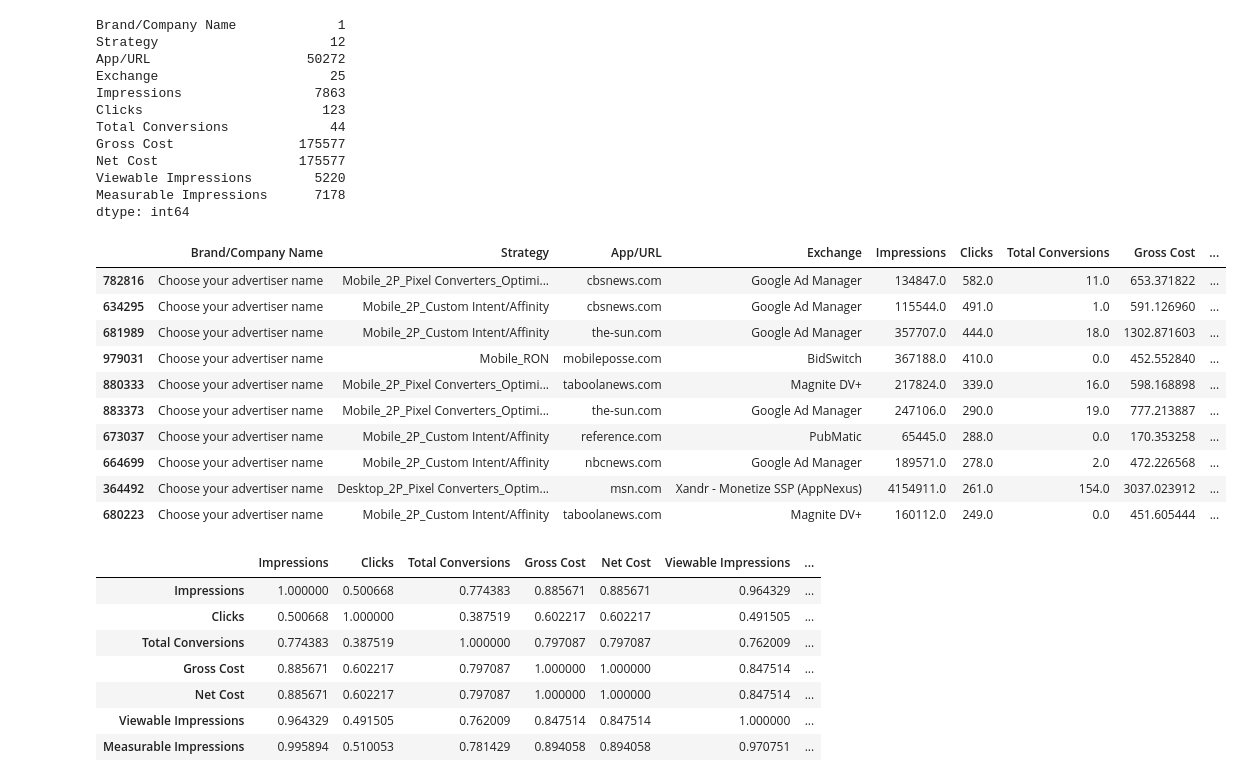
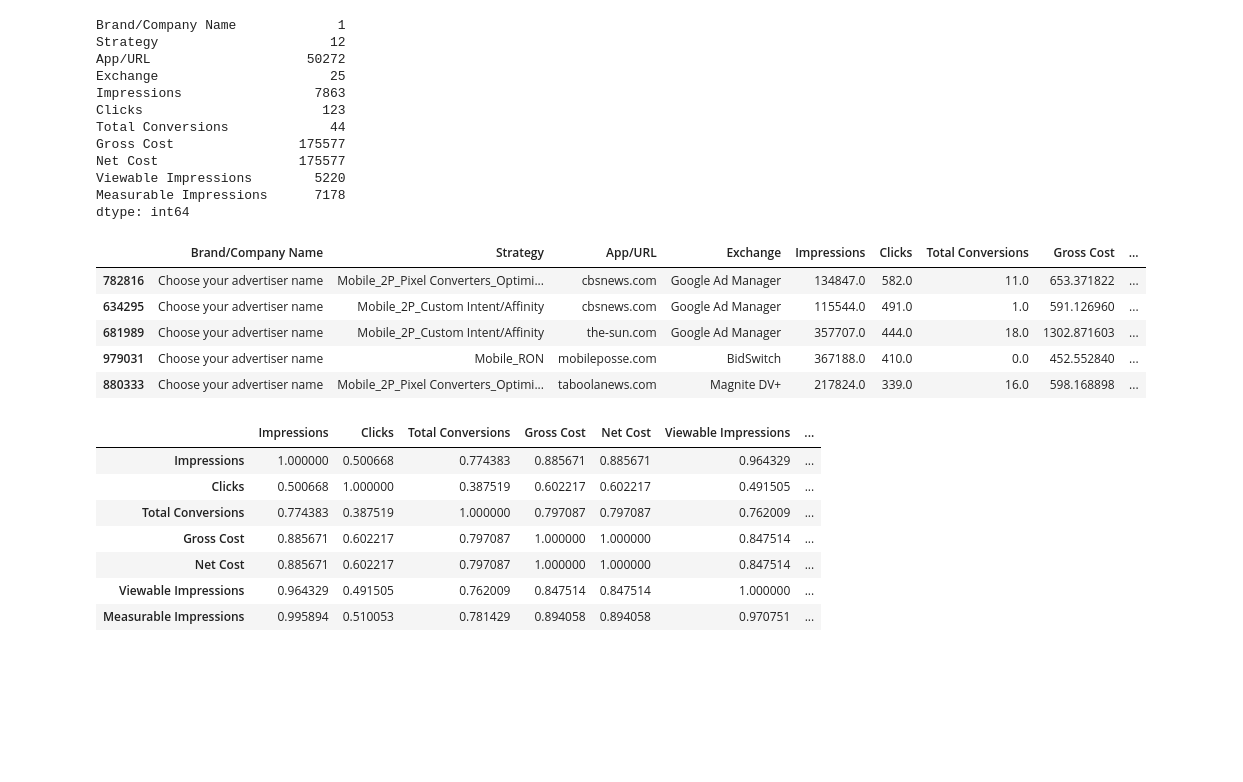
Before and after one commit to brangmai1/coop_data-analysis_project, a Jupyter notebook: Capstone.Project.DA.ipynb, the cells around one changed output. Cells and saved outputs as stored; diff of their text form; code cells hidden in the pictures; blank space fills up the shorter version.

```diff
--- a/Capstone.Project.DA.ipynb
+++ b/Capstone.Project.DA.ipynb
@@ -288,8 +288,8 @@ Gross Cost            0
 Net Cost              0
 dtype: int64
 # %%
-modified_inventory_data = pd.read_csv("Inventory_modified.csv", encoding="windows-1254")
-modified_inventory_data.head(10)
+modified_inventory_data = pd.read_csv("dataset/Inventory_modified.csv", encoding="windows-1254")
+modified_inventory_data.head()
 # %% [output]
 |  | Brand/Company Name | Strategy | App/URL | Exchange | Impressions | Clicks | Total Conversions | Gross Cost | ... |
 | 0 | Choose your advertiser name | Desktop_2P_Affinity Categories | 01net.com | BidSwitch | 4.0 | 0.0 | 0.0 | 0.008026 | ... |
@@ -397,19 +392,14 @@ Viewable Impressions        5220
 Measurable Impressions      7178
 dtype: int64
 # %%
-modified_inventory_data.sort_values(by='Clicks', ascending=False).head(10)
+modified_inventory_data.sort_values(by='Clicks', ascending=False).head()
 # %% [output]
 |  | Brand/Company Name | Strategy | App/URL | Exchange | Impressions | Clicks | Total Conversions | Gross Cost | ... |
 | 782816 | Choose your advertiser name | Mobile_2P_Pixel Converters_Optimi... | cbsnews.com | Google Ad Manager | 134847.0 | 582.0 | 11.0 | 653.371822 | ... |
 | 634295 | Choose your advertiser name | Mobile_2P_Custom Intent/Affinity | cbsnews.com | Google Ad Manager | 115544.0 | 491.0 | 1.0 | 591.126960 | ... |
 | 681989 | Choose your advertiser name | Mobile_2P_Custom Intent/Affinity | the-sun.com | Google Ad Manager | 357707.0 | 444.0 | 18.0 | 1302.871603 | ... |
 | 979031 | Choose your advertiser name | Mobile_RON | mobileposse.com | BidSwitch | 367188.0 | 410.0 | 0.0 | 452.552840 | ... |
 | 880333 | Choose your advertiser name | Mobile_2P_Pixel Converters_Optimi... | taboolanews.com | Magnite DV+ | 217824.0 | 339.0 | 16.0 | 598.168898 | ... |
-| 883373 | Choose your advertiser name | Mobile_2P_Pixel Converters_Optimi... | the-sun.com | Google Ad Manager | 247106.0 | 290.0 | 19.0 | 777.213887 | ... |
-| 673037 | Choose your advertiser name | Mobile_2P_Custom Intent/Affinity | reference.com | PubMatic | 65445.0 | 288.0 | 0.0 | 170.353258 | ... |
-| 664699 | Choose your advertiser name | Mobile_2P_Custom Intent/Affinity | nbcnews.com | Google Ad Manager | 189571.0 | 278.0 | 2.0 | 472.226568 | ... |
-| 364492 | Choose your advertiser name | Desktop_2P_Pixel Converters_Optim... | msn.com | Xandr - Monetize SSP (AppNexus) | 4154911.0 | 261.0 | 154.0 | 3037.023912 | ... |
-| 680223 | Choose your advertiser name | Mobile_2P_Custom Intent/Affinity | taboolanews.com | Magnite DV+ | 160112.0 | 249.0 | 0.0 | 451.605444 | ... |
 # %%
 modified_inventory_data.corr()
 # %% [output]
```
Also changed, not shown: parts of 3 cells of this notebook, 1 other file.
